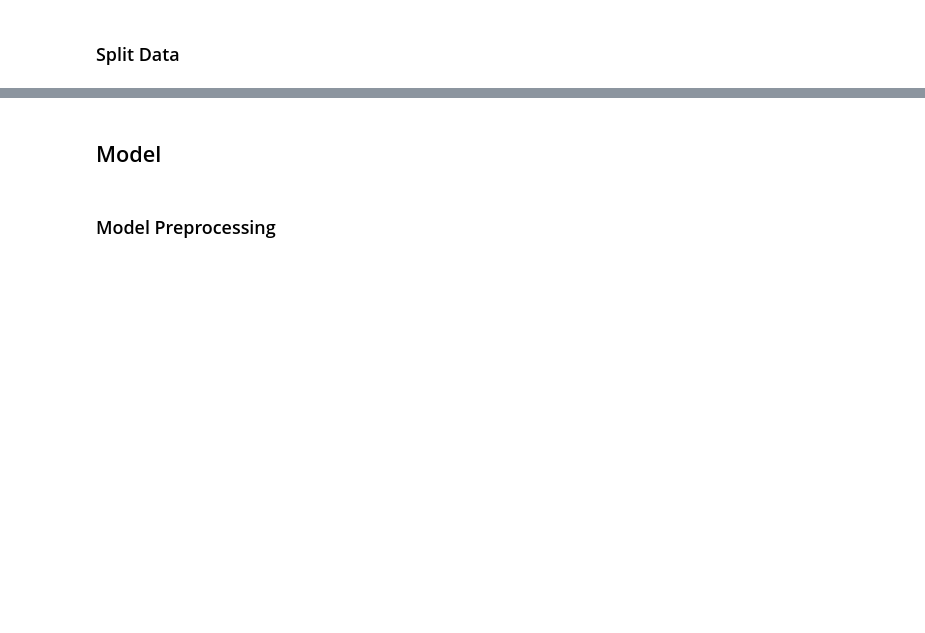
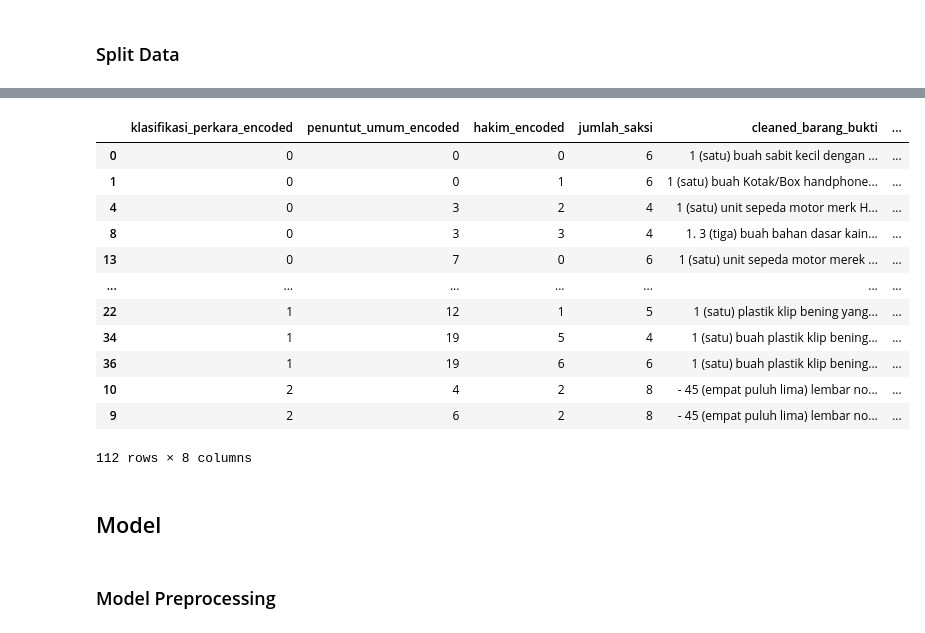
Before and after one commit to CleonKalea/Tugas-Akhir-Teknologi-Informasi, a Jupyter notebook: Modelling/Modelling_BERT.ipynb, the cells around one changed output, grey strips where cells are left out. Drawn from its saved outputs; the diff is of its cells as text; code cells hidden in the pictures; blank space fills up the shorter version.

```diff
--- a/Modelling/Modelling_BERT.ipynb
+++ b/Modelling/Modelling_BERT.ipynb
@@ -48,7 +50,7 @@ memory usage: 536.5+ KB
 ### Split Data
 # %%
 def stratified_split(df: pd.DataFrame, split_size: float = 0.7) -> tuple[pd.DataFrame, pd.DataFrame]:
-    unique_groups = df.groupby(["klasifikasi_perkara", "penuntut_umum", "hakim"]).apply(lambda x: x.index.tolist()).to_dict()
+    unique_groups = df.groupby(["klasifikasi_perkara_encoded", "penuntut_umum_encoded", "hakim_encoded"]).apply(lambda x: x.index.tolist()).to_dict()
 
     print(unique_groups)
     train_idx, test_idx = [], []
@@ -121,3 +119,19 @@ df_filtered
+# %%
+train_df
+# %% [output]
+|  | klasifikasi_perkara_encoded | penuntut_umum_encoded | hakim_encoded | jumlah_saksi | cleaned_barang_bukti | ... |
+| 0 | 0 | 0 | 0 | 6 | 1 (satu) buah sabit kecil dengan ... | ... |
+| 1 | 0 | 0 | 1 | 6 | 1 (satu) buah Kotak/Box handphone... | ... |
+| 4 | 0 | 3 | 2 | 4 | 1 (satu) unit sepeda motor merk H... | ... |
+| 8 | 0 | 3 | 3 | 4 | 1. 3 (tiga) buah bahan dasar kain... | ... |
+| 13 | 0 | 7 | 0 | 6 | 1 (satu) unit sepeda motor merek ... | ... |
+| ... | ... | ... | ... | ... | ... | ... |
+| 22 | 1 | 12 | 1 | 5 | 1 (satu) plastik klip bening yang... | ... |
+| 34 | 1 | 19 | 5 | 4 | 1 (satu) buah plastik klip bening... | ... |
+| 36 | 1 | 19 | 6 | 6 | 1 (satu) buah plastik klip bening... | ... |
+| 10 | 2 | 4 | 2 | 8 | - 45 (empat puluh lima) lembar no... | ... |
+| 9 | 2 | 6 | 2 | 8 | - 45 (empat puluh lima) lembar no... | ... |
+112 rows × 8 columns
 # %% [markdown]
 ## Model
 # %% [markdown]
```
Also changed, not shown: parts of 40 cells of this notebook.
